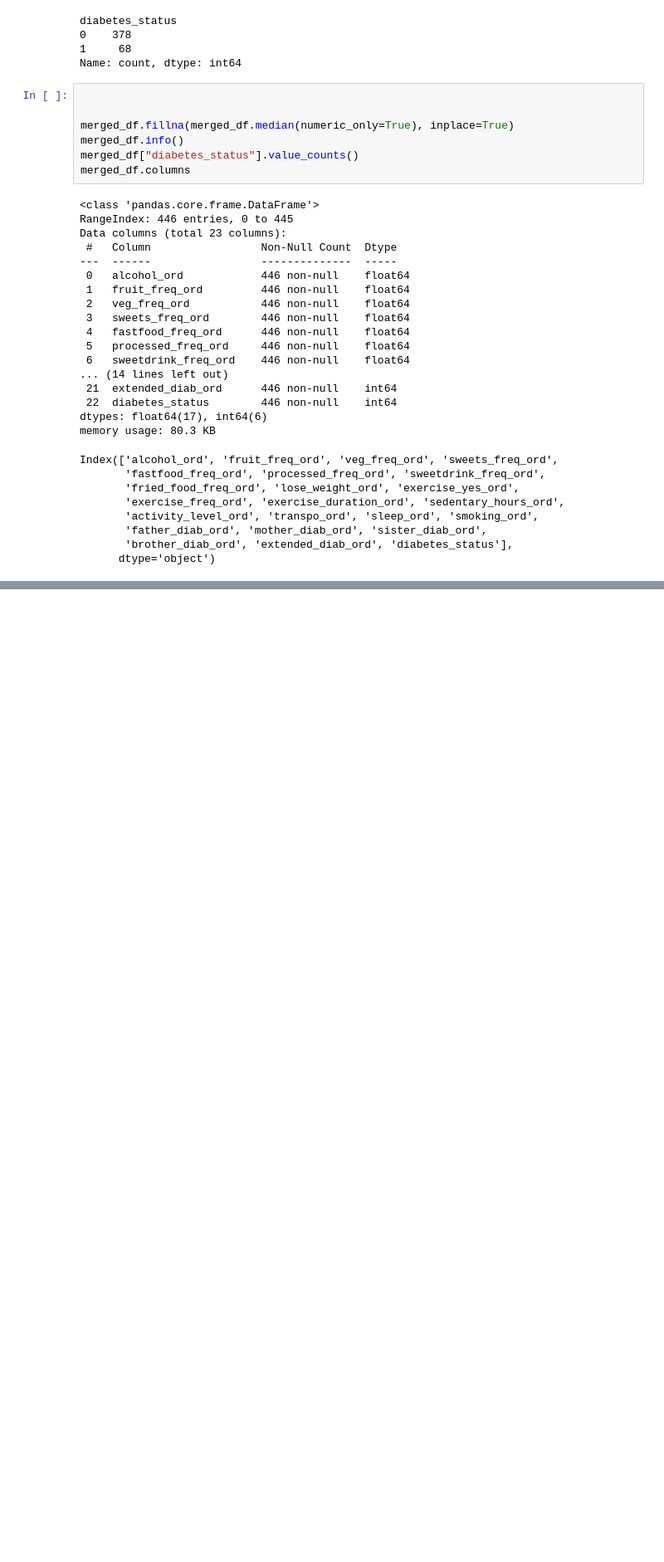
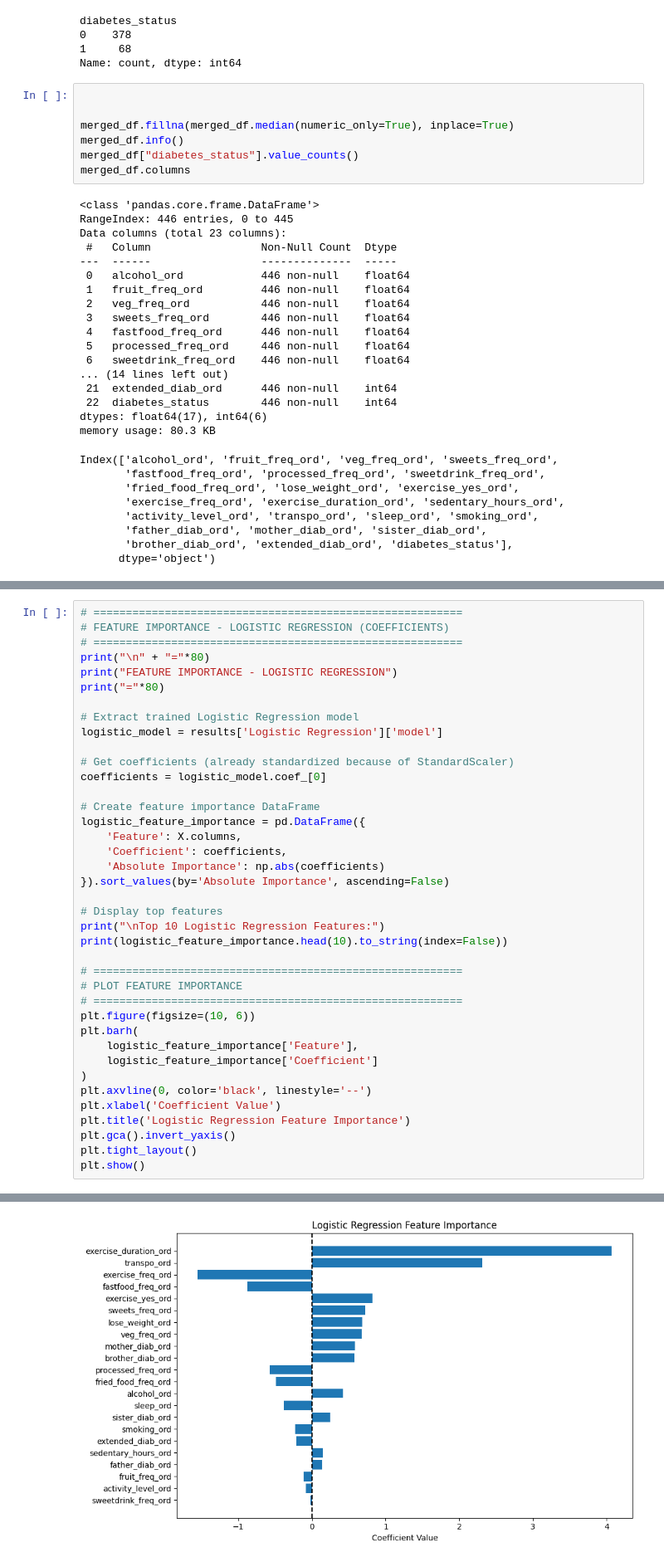
Before and after one commit to Jarmen24/thesis_diabetes, a Jupyter notebook: lifestyle+model.ipynb, the cells around one changed output, grey strips where cells are left out. Shown at 83% size. Drawn from its saved outputs; the diff is of its cells as text; blank space fills up the shorter version.

```diff
--- a/lifestyle+model.ipynb
+++ b/lifestyle+model.ipynb
@@ -240,0 +1004,40 @@ print(f"\n🏆 BEST MODEL: {best_model_name} with ROC-AUC: {results[best_model_n
+# %%
+# =========================================================
+# FEATURE IMPORTANCE - LOGISTIC REGRESSION (COEFFICIENTS)
+# =========================================================
+print("\n" + "="*80)
+print("FEATURE IMPORTANCE - LOGISTIC REGRESSION")
+print("="*80)
+
+# Extract trained Logistic Regression model
+logistic_model = results['Logistic Regression']['model']
+
+# Get coefficients (already standardized because of StandardScaler)
+coefficients = logistic_model.coef_[0]
+
+# Create feature importance DataFrame
+logistic_feature_importance = pd.DataFrame({
+    'Feature': X.columns,
+    'Coefficient': coefficients,
+    'Absolute Importance': np.abs(coefficients)
+}).sort_values(by='Absolute Importance', ascending=False)
+
+# Display top features
+print("\nTop 10 Logistic Regression Features:")
+print(logistic_feature_importance.head(10).to_string(index=False))
+
+# =========================================================
+# PLOT FEATURE IMPORTANCE
+# =========================================================
+plt.figure(figsize=(10, 6))
+plt.barh(
+    logistic_feature_importance['Feature'],
+    logistic_feature_importance['Coefficient']
+)
+plt.axvline(0, color='black', linestyle='--')
+plt.xlabel('Coefficient Value')
+plt.title('Logistic Regression Feature Importance')
+plt.gca().invert_yaxis()
+plt.tight_layout()
+plt.show()
+# %% [output]
@@ -240,0 +1060 @@ print(f"\n🏆 BEST MODEL: {best_model_name} with ROC-AUC: {results[best_model_n
+[figure, added]
```
Also changed, not shown: parts of 20 cells of this notebook, 30 other files.
